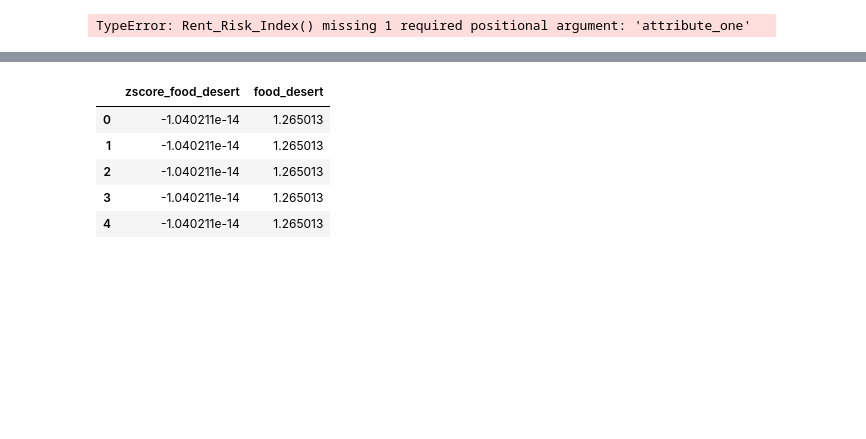
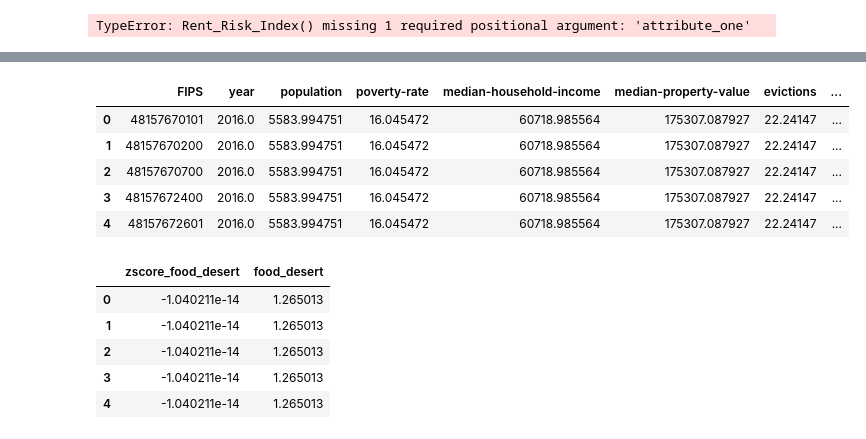
Before and after one commit to eccadena/FIPS_Investment_Decision_Project, a Jupyter notebook: notebooks/eric_RentRiskIndex.ipynb, the cells around one changed output, grey strips where cells are left out. Saved outputs shown, nothing was run; the diff lists cells and outputs as text; code cells hidden in the pictures; blank space fills up the shorter version.

```diff
--- a/notebooks/eric_RentRiskIndex.ipynb
+++ b/notebooks/eric_RentRiskIndex.ipynb
@@ -198,3 +191,12 @@ def
+# %%
+df.head()
+# %% [output]
+|  | FIPS | year | population | poverty-rate | median-household-income | median-property-value | evictions | ... |
+| 0 | 48157670101 | 2016.0 | 5583.994751 | 16.045472 | 60718.985564 | 175307.087927 | 22.24147 | ... |
+| 1 | 48157670200 | 2016.0 | 5583.994751 | 16.045472 | 60718.985564 | 175307.087927 | 22.24147 | ... |
+| 2 | 48157670700 | 2016.0 | 5583.994751 | 16.045472 | 60718.985564 | 175307.087927 | 22.24147 | ... |
+| 3 | 48157672400 | 2016.0 | 5583.994751 | 16.045472 | 60718.985564 | 175307.087927 | 22.24147 | ... |
+| 4 | 48157672601 | 2016.0 | 5583.994751 | 16.045472 | 60718.985564 | 175307.087927 | 22.24147 | ... |
 # %%
 full_dataset['zscore_food_desert'] = (full_dataset.food_desert - full_dataset.food_desert.mean())/full_dataset.food_desert.std(ddof=0)*10
 # %%
```
Also changed, not shown: parts of 5 cells of this notebook, 4 other files.
